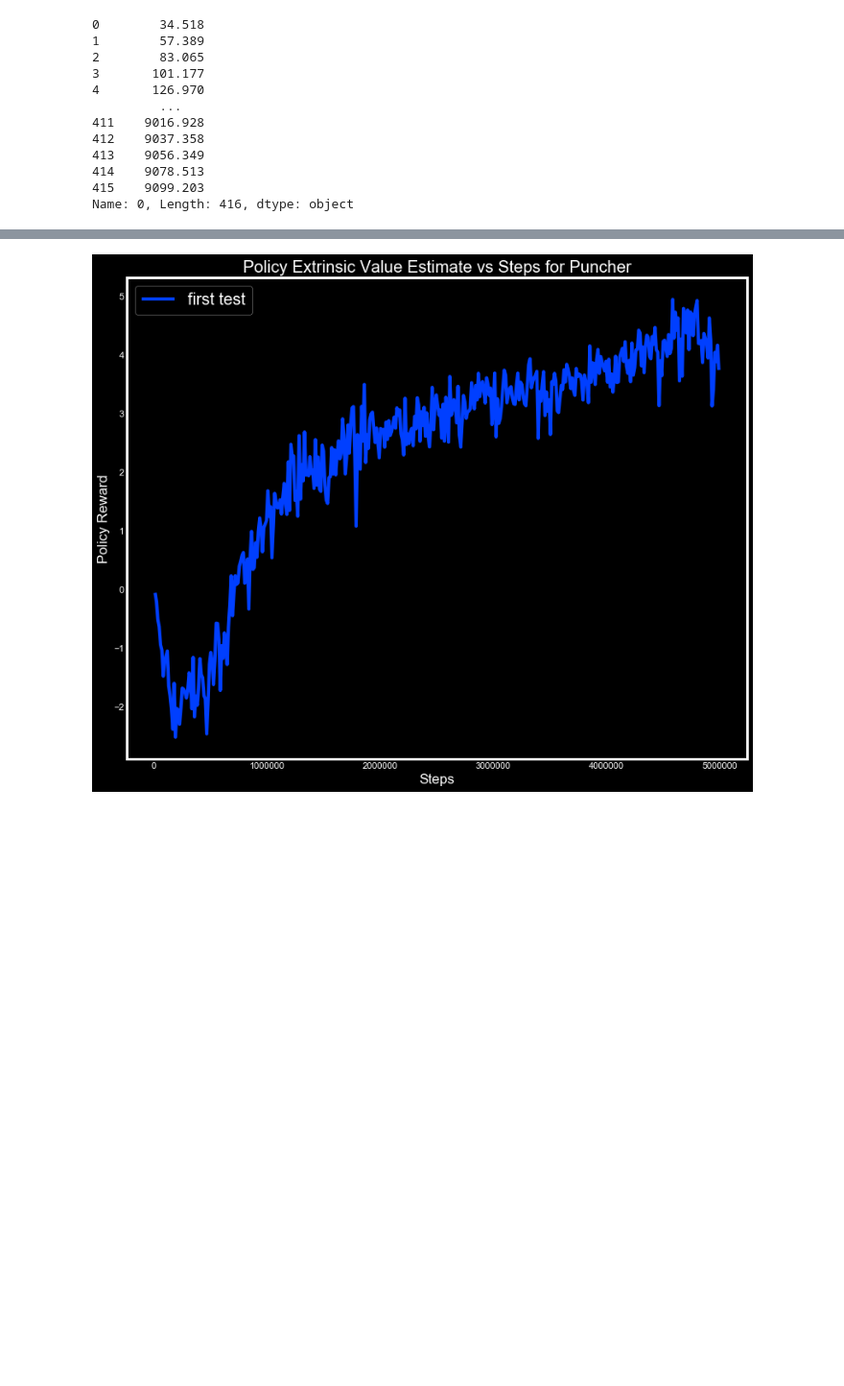
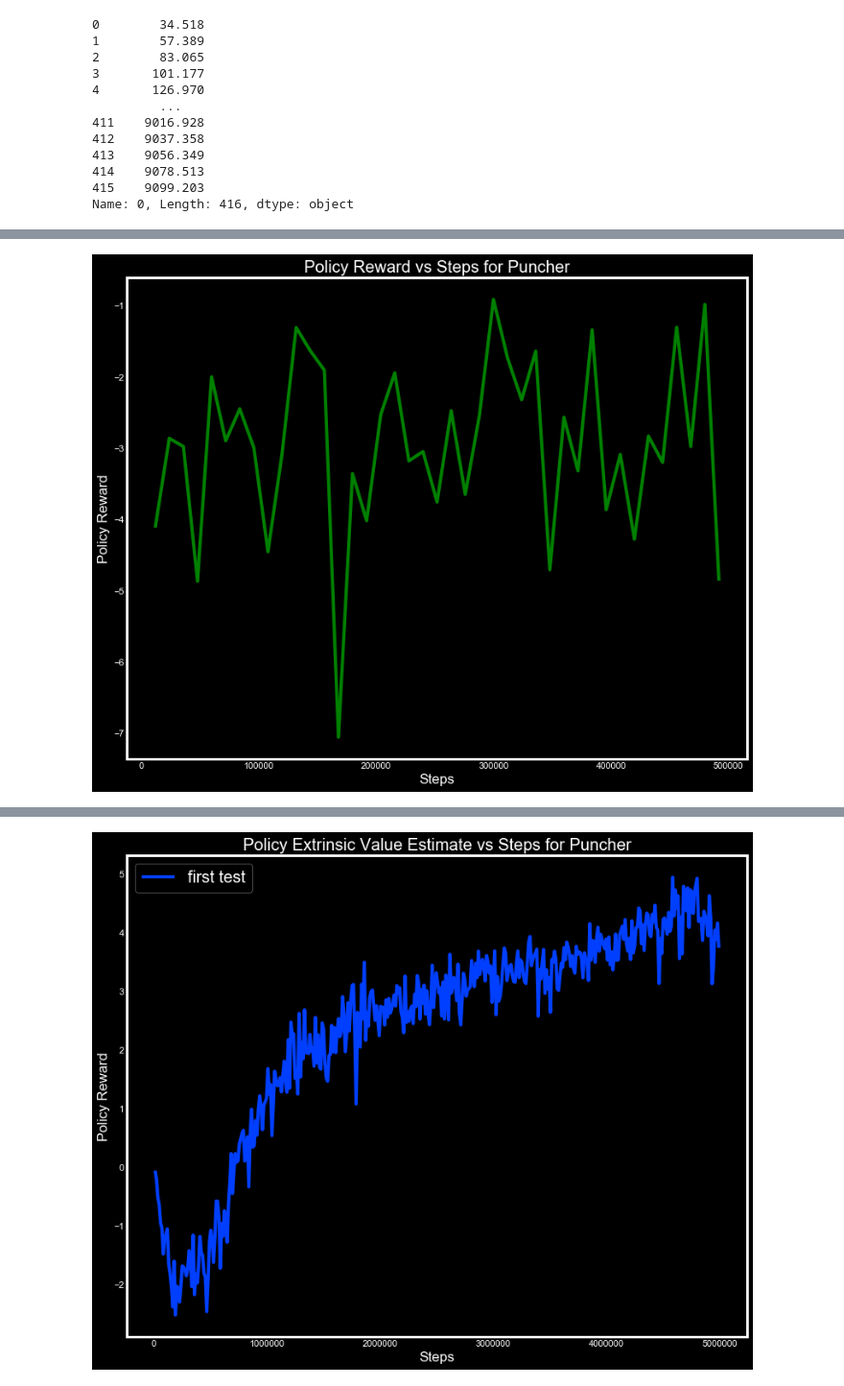
Before and after one commit to rasbot/9_to_5_Smash_It_AI, a Jupyter notebook: Data_Analysis.ipynb, the cells around one changed output, grey strips where cells are left out. Shown at 96% size. Drawn from its saved outputs; the diff is of its cells as text; code cells hidden in the pictures; blank space fills up the shorter version.

```diff
--- a/Data_Analysis.ipynb
+++ b/Data_Analysis.ipynb
@@ -25 +14,17 @@ def get_reward_data(file_path, col1, col2):
+# %%
+def get_reward_data(file_path, col1, col2):
+    df = pd.read_csv(file_path)
+    df = df.dropna(axis=0)
+    return df[col1], df[col2]
+
+def single_plot(x, y, xlabel, ylabel, color):
+    fig, axs = plt.subplots(figsize=(12,10))
+    axs.plot(df1_x, df1_y, color=color)
+    axs.grid(False)
+    #axs.legend(fontsize=20)
+    axs.set_xlabel(xlabel)
+    axs.set_ylabel(ylabel)
+    axs.set_title(f"{ylabel} vs {xlabel} for Puncher")
+    #plt.savefig('reward_2runs_trunc.png')
+    plt.show()
 # %% [markdown]
@@ -70 +148,5 @@ for i in range(puncher_times.shape[0]):
+# %%
+single_plot(df4_x, df4_y, xlabel, ylabel, "green")
+# %% [output]
+[figure, added]
 # %%
```
Also changed, not shown: parts of 11 cells of this notebook.
